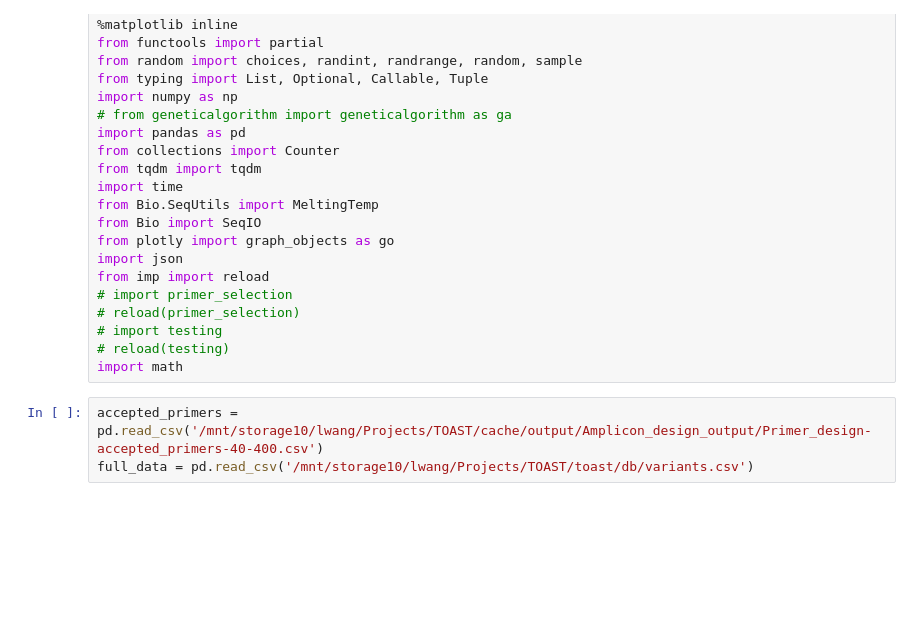
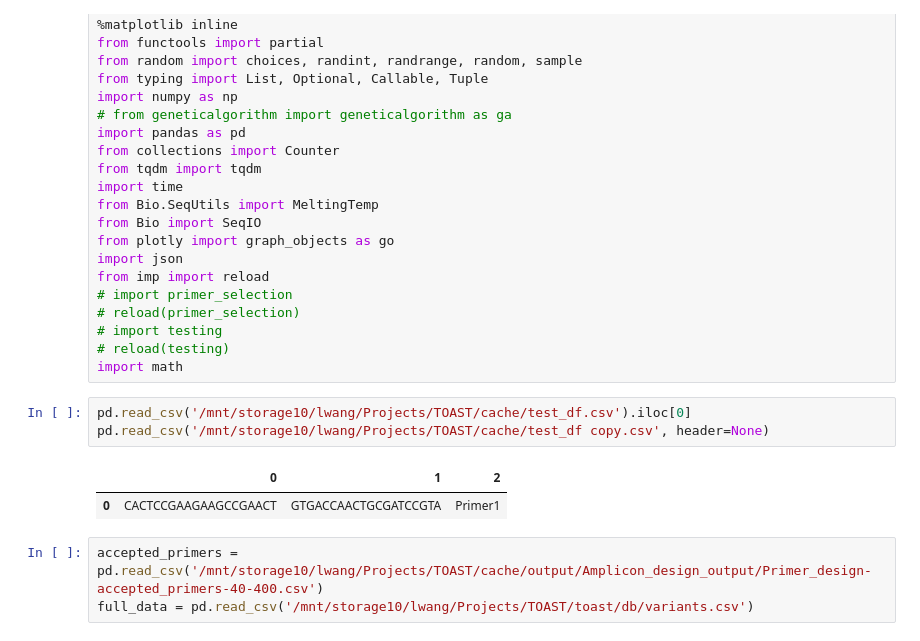
Before and after one commit to linfeng-wang/TOAST, a Jupyter notebook: cache/scratch.ipynb, the cells around one changed output. Cells and saved outputs as stored; diff of their text form; blank space fills up the shorter version.

```diff
--- a/cache/scratch.ipynb
+++ b/cache/scratch.ipynb
@@ -22,6 +22,12 @@ from imp import reload
 # import testing
 # reload(testing)
 import math
+# %%
+pd.read_csv('/mnt/storage10/lwang/Projects/TOAST/cache/test_df.csv').iloc[0]
+pd.read_csv('/mnt/storage10/lwang/Projects/TOAST/cache/test_df copy.csv', header=None)
+# %% [output]
+|  | 0 | 1 | 2 |
+| 0 | CACTCCGAAGAAGCCGAACT | GTGACCAACTGCGATCCGTA | Primer1 |
 # %%
 accepted_primers = pd.read_csv('/mnt/storage10/lwang/Projects/TOAST/cache/output/Amplicon_design_output/Primer_design-accepted_primers-40-400.csv')
 full_data = pd.read_csv('/mnt/storage10/lwang/Projects/TOAST/toast/db/variants.csv')
```
Also changed, not shown: parts of 9 cells of this notebook, 13 other files.
